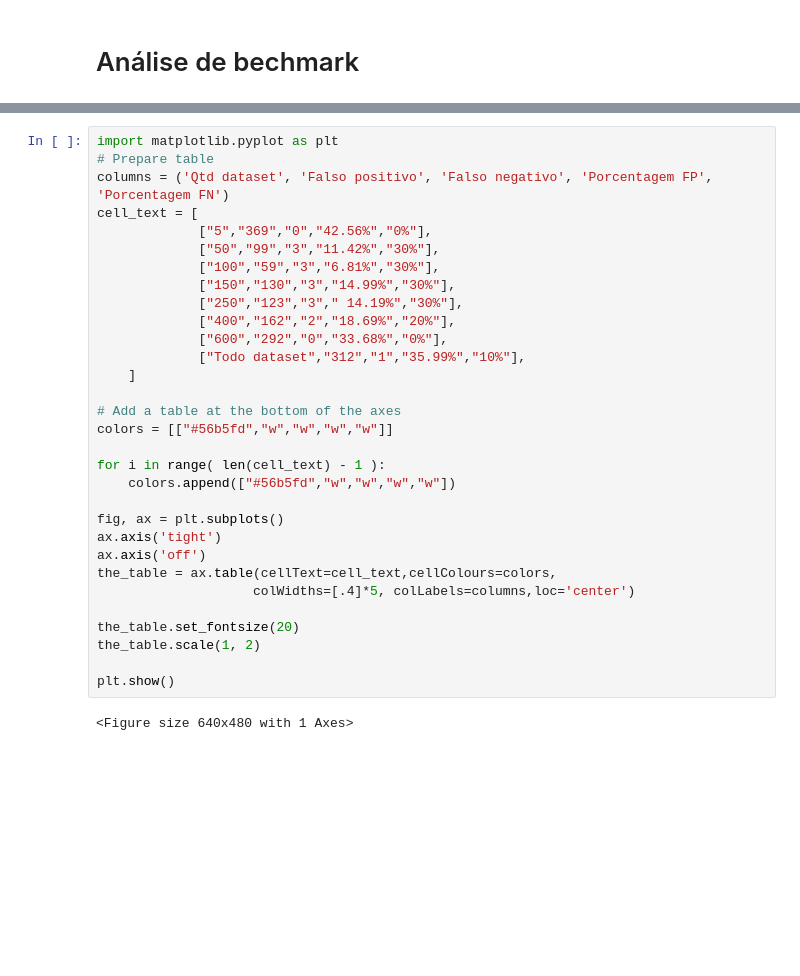
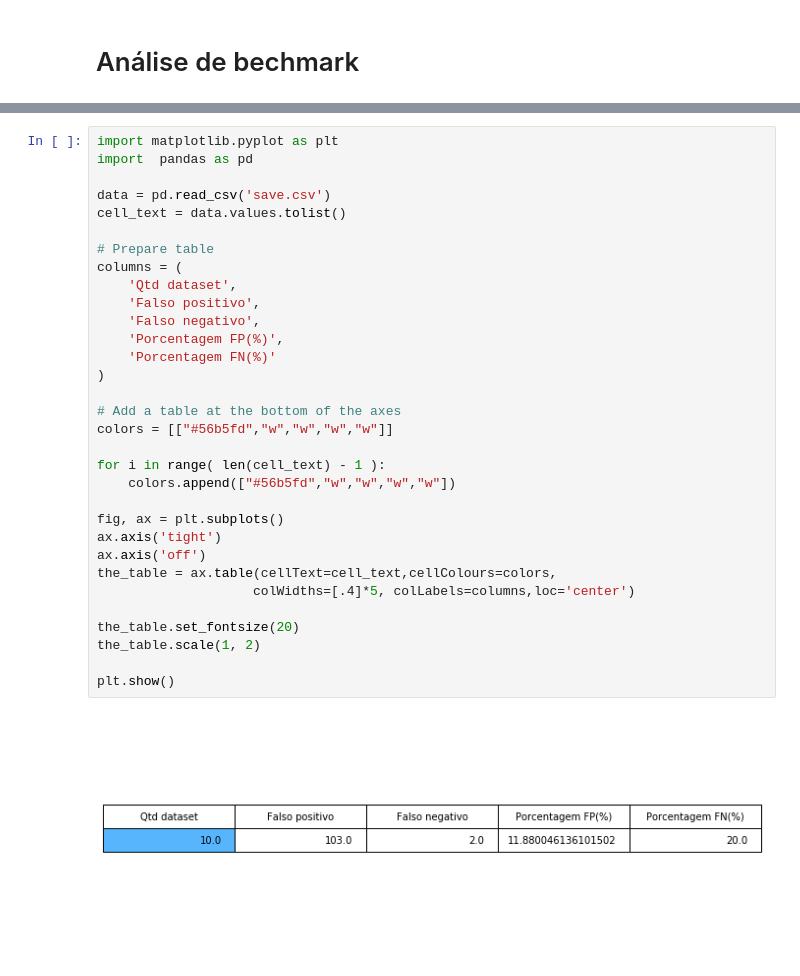
Before and after one commit to joberthrogers18/Machine-learning-training-PIBIC, a Jupyter notebook: try_speech/SimpleRecognitionAudio/DeadSimpleSpeechRecognition.ipynb, the cells around one changed output, grey strips where cells are left out. Drawn from its saved outputs; the diff is of its cells as text; blank space fills up the shorter version.

Commit message:
Automated the collect data from analyse
Signed-off-by: Joberth Rogers <joberth.rogers18@gmail.com>

```diff
--- a/try_speech/SimpleRecognitionAudio/DeadSimpleSpeechRecognition.ipynb
+++ b/try_speech/SimpleRecognitionAudio/DeadSimpleSpeechRecognition.ipynb
@@ -224,33 +264,34 @@ librosa.display.specshow(S_dB, sr=sampling_rate)
 # %%
 import matplotlib.pyplot as plt
+import  pandas as pd
+
+data = pd.read_csv('save.csv')
+cell_text = data.values.tolist()
+
 # Prepare table
-columns = ('Qtd dataset', 'Falso positivo', 'Falso negativo', 'Porcentagem FP', 'Porcentagem FN')
-cell_text = [
-             ["5","369","0","42.56%","0%"],
-             ["50","99","3","11.42%","30%"],
-             ["100","59","3","6.81%","30%"],
-             ["150","130","3","14.99%","30%"],
-             ["250","123","3"," 14.19%","30%"],
-             ["400","162","2","18.69%","20%"],
-             ["600","292","0","33.68%","0%"],
-             ["Todo dataset","312","1","35.99%","10%"],
-    ]
+columns = (
+    'Qtd dataset',
+    'Falso positivo',
+    'Falso negativo',
+    'Porcentagem FP(%)',
+    'Porcentagem FN(%)'
+)
 
 # Add a table at the bottom of the axes
 colors = [["#56b5fd","w","w","w","w"]]
 
 for i in range( len(cell_text) - 1 ):
     colors.append(["#56b5fd","w","w","w","w"])
 
 fig, ax = plt.subplots()
 ax.axis('tight')
 ax.axis('off')
 the_table = ax.table(cellText=cell_text,cellColours=colors,
                     colWidths=[.4]*5, colLabels=columns,loc='center')
 
 the_table.set_fontsize(20)
 the_table.scale(1, 2)
 
 plt.show()
 # %% [output]
-<Figure size 640x480 with 1 Axes>
+[figure, added]
```
Also changed, not shown: parts of 11 cells of this notebook, 1 other file.
